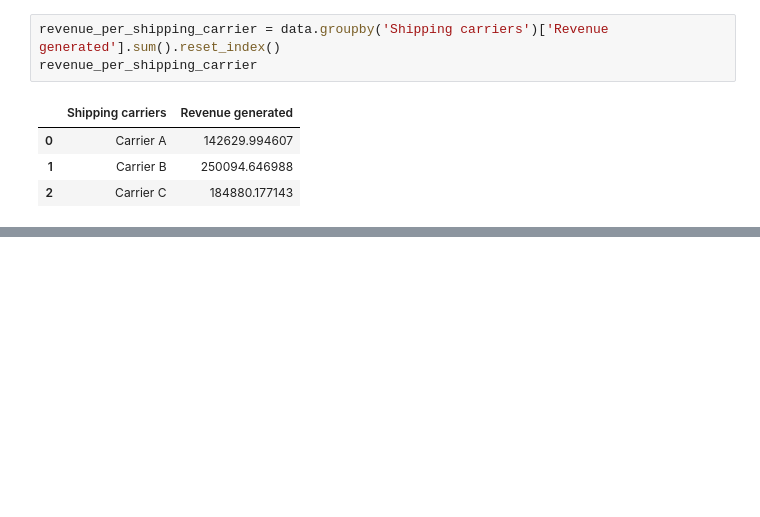
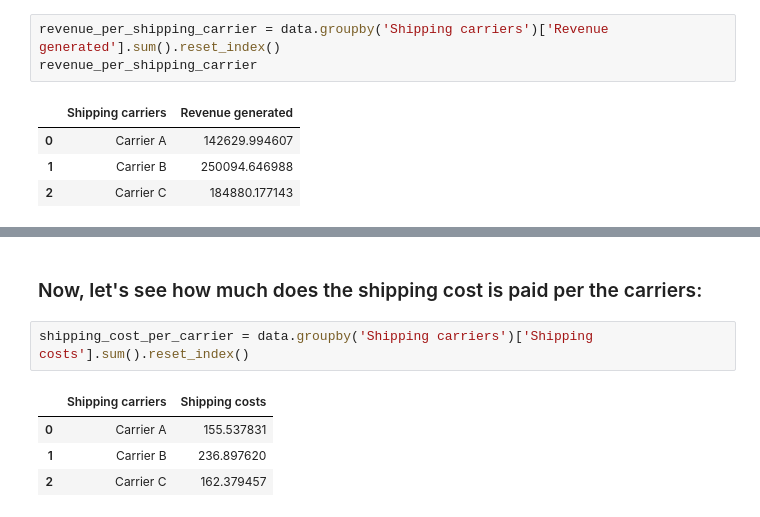
Before and after one commit to Nishan-k/Supply-chain-analysis-with-Python, a Jupyter notebook: main.ipynb, the cells around one changed output, grey strips where cells are left out. Saved outputs shown, nothing was run; the diff lists cells and outputs as text; blank space fills up the shorter version.

```diff
--- a/main.ipynb
+++ b/main.ipynb
@@ -125,0 +160,9 @@ lead_production_merged
+# %% [markdown]
+### Now, let's see how much does the shipping cost is paid per the carriers:
+# %%
+shipping_cost_per_carrier = data.groupby('Shipping carriers')['Shipping costs'].sum().reset_index()
+# %% [output]
+|  | Shipping carriers | Shipping costs |
+| 0 | Carrier A | 155.537831 |
+| 1 | Carrier B | 236.897620 |
+| 2 | Carrier C | 162.379457 |
```
Also changed, not shown: parts of 20 cells of this notebook.
